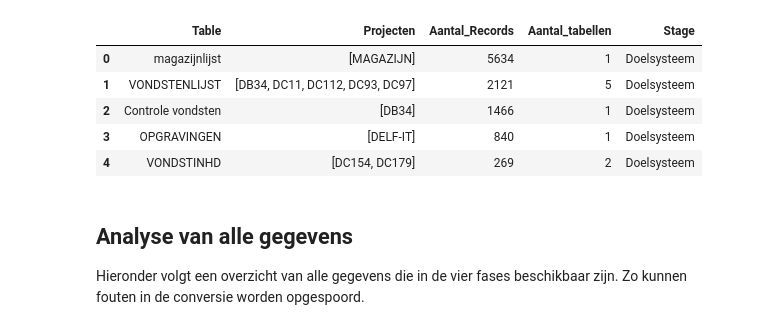
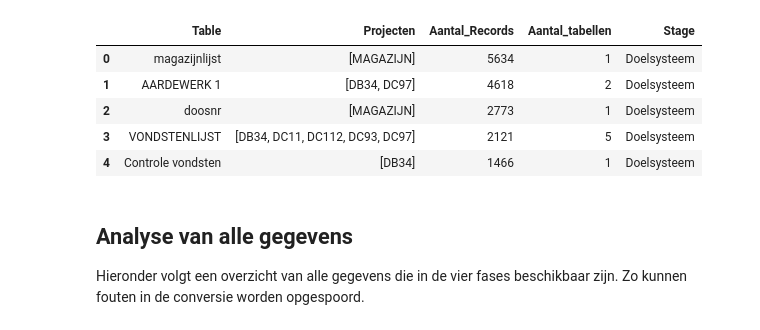
Before and after one commit to brienen/wasstraat_archeologische_data, a Jupyter notebook: notebooks/Analyse Tables.ipynb, the cells around one changed output. Cells and saved outputs as stored; diff of their text form; code cells hidden in the pictures.

```diff
--- a/notebooks/Analyse Tables.ipynb
+++ b/notebooks/Analyse Tables.ipynb
@@ -88,42 +88,42 @@ df_singlestoreclean.head(5)
 # %%
-lst_tables = ['Def_Project', 'Def_Vondst', 'Def_Stelling', 'Def_Plaatsing', 'Def_Vindplaats', 'Def_Artefact']
+lst_tables = ['Def_Project', 'Def_Vondst', 'Def_Stelling', 'Def_Plaatsing', 'Def_Vindplaats', 'Def_Artefact', 'Def_Spoor', 'Def_Doos']
 regexTable = re.compile(r'\'table\': \'(.*?)\'') # regex to replace Object
 regexProject = re.compile(r'\'project\': \'(.*?)\'') # regex to replace Object
 
 def getTable(brondata):
     #print(brondata)
     if brondata is None or brondata != "":
         return regexTable.search(brondata).group(1)
     else:
         return ""
 def getProject(brondata):
     #print(brondata)
     if brondata is None or brondata != "":
         return regexProject.search(brondata).group(1)
     else:
         return ""
 
 df_tables_projects = pd.DataFrame()
 
 engine = create_engine(config.SQLALCHEMY_DATABASE_URI)
 with engine.connect() as connection:
     for table in lst_tables:
         df = pd.read_sql_query('SELECT brondata from "' + table + '"', connection)
 
         df_out = pd.DataFrame()
         df_out['table'] = df.apply(lambda x: getTable(x['brondata']), axis=1)
         df_out['project'] = df.apply(lambda x: getProject(x['brondata']), axis=1)
         df_tables_projects = pd.concat([df_tables_projects, pd.DataFrame(df_out).groupby(['project', 'table']).size().reset_index(name='teller')])
 
 df_doelsysteem = AggregateData(df_tables_projects, 'Doelsysteem')
 df_doelsysteem.head(5)
 # %% [output]
 |  | Table | Projecten | Aantal_Records | Aantal_tabellen | Stage |
 | 0 | magazijnlijst | [MAGAZIJN] | 5634 | 1 | Doelsysteem |
-| 1 | VONDSTENLIJST | [DB34, DC11, DC112, DC93, DC97] | 2121 | 5 | Doelsysteem |
-| 2 | Controle vondsten | [DB34] | 1466 | 1 | Doelsysteem |
-| 3 | OPGRAVINGEN | [DELF-IT] | 840 | 1 | Doelsysteem |
-| 4 | VONDSTINHD | [DC154, DC179] | 269 | 2 | Doelsysteem |
+| 1 | AARDEWERK 1 | [DB34, DC97] | 4618 | 2 | Doelsysteem |
+| 2 | doosnr | [MAGAZIJN] | 2773 | 1 | Doelsysteem |
+| 3 | VONDSTENLIJST | [DB34, DC11, DC112, DC93, DC97] | 2121 | 5 | Doelsysteem |
+| 4 | Controle vondsten | [DB34] | 1466 | 1 | Doelsysteem |
 # %% [markdown]
 ## Analyse van alle gegevens
 
```
Also changed, not shown: parts of 7 cells of this notebook, 5 other files.
